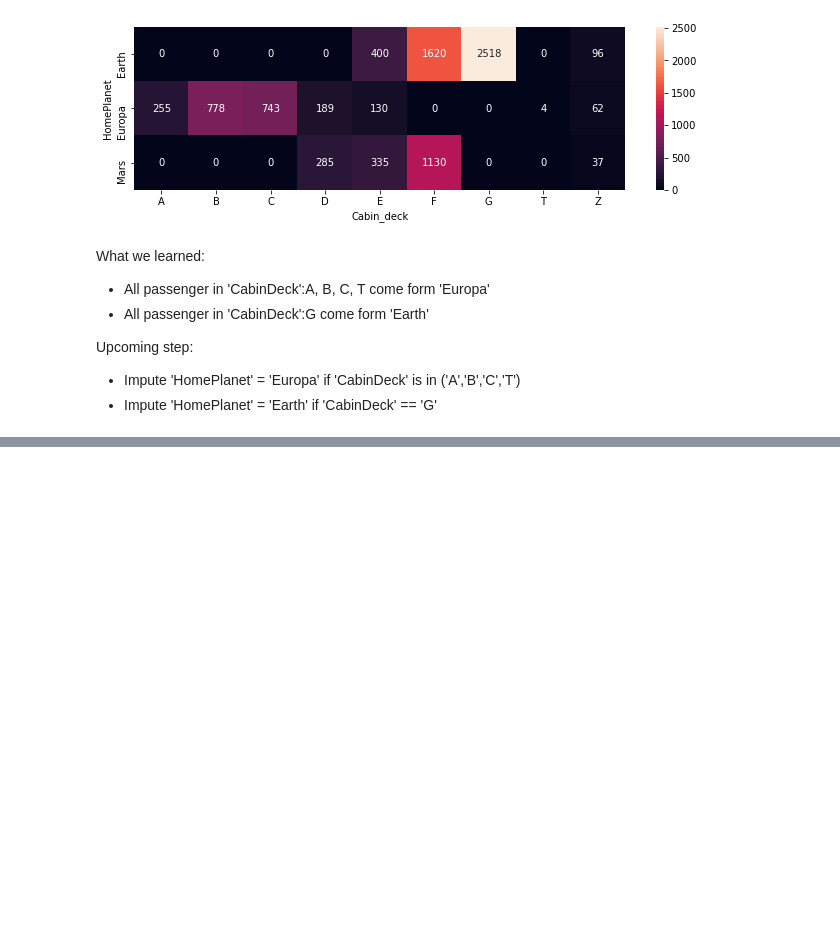
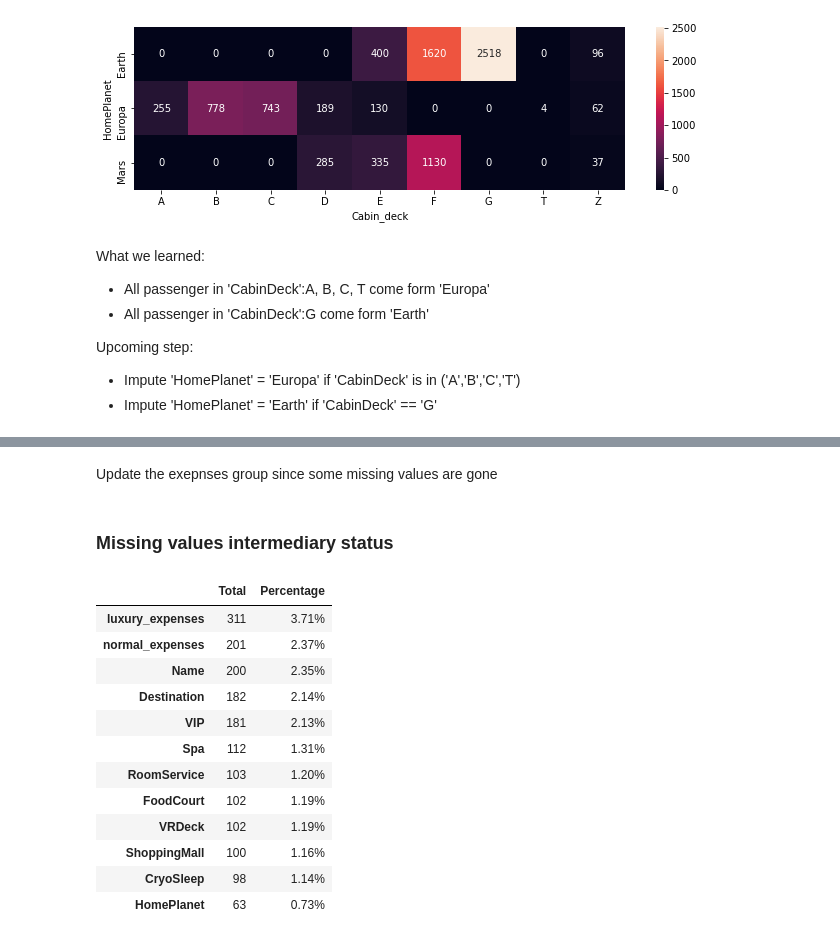
Before and after one commit to chiseanchang0727/kaggle, a Jupyter notebook: survival_prediction_of_spaceship_Titanic/survival_prediction_of_spaceship_Titanic.ipynb, the cells around one changed output, grey strips where cells are left out. Drawn from its saved outputs; the diff is of its cells as text; code cells hidden in the pictures; blank space fills up the shorter version.

```diff
--- a/survival_prediction_of_spaceship_Titanic/survival_prediction_of_spaceship_Titanic.ipynb
+++ b/survival_prediction_of_spaceship_Titanic/survival_prediction_of_spaceship_Titanic.ipynb
@@ -650,3 +705,3 @@ def impute_expendi_luxury_features(df):
 # %%
-train_new_features = impute_expendi_luxury_features(train_new_features)
-test_new_features = impute_expendi_luxury_features(test_new_features)
+train_new_features = impute_vip_false_if_baby_kid_teen(train_new_features)
+test_new_features = impute_vip_false_if_baby_kid_teen(test_new_features)
@@ -655,0 +717,11 @@ test_new_features = impute_expendi_luxury_features(test_new_features)
+# %%
+def impute_expense_0_if_totalexpenses_0(df, expenditure_features):
+
+    for expenses in expenditure_features:
+
+        df.loc[df['total_expenses'] == 0, expenses] = 0
+
+    return df
+# %%
+train_new_features = impute_expense_0_if_totalexpenses_0(train_new_features, expenditure_features)
+test_new_features = impute_expense_0_if_totalexpenses_0(test_new_features, expenditure_features)
@@ -655,0 +746,23 @@ test_new_features = impute_expendi_luxury_features(test_new_features)
+# %% [markdown]
+Update the exepnses group since some missing values are gone
+# %%
+train_new_features = create_expenses_group(train_new_features)
+test_new_features = create_expenses_group(test_new_features)
+# %% [markdown]
+### Missing values intermediary status
+# %%
+show_missing_value_percentage(train_new_features)
+# %% [output]
+|  | Total | Percentage |
+| luxury_expenses | 311 | 3.71% |
+| normal_expenses | 201 | 2.37% |
+| Name | 200 | 2.35% |
+| Destination | 182 | 2.14% |
+| VIP | 181 | 2.13% |
+| Spa | 112 | 1.31% |
+| RoomService | 103 | 1.20% |
+| FoodCourt | 102 | 1.19% |
+| VRDeck | 102 | 1.19% |
+| ShoppingMall | 100 | 1.16% |
+| CryoSleep | 98 | 1.14% |
+| HomePlanet | 63 | 0.73% |
```
Also changed, not shown: parts of 38 cells of this notebook.
